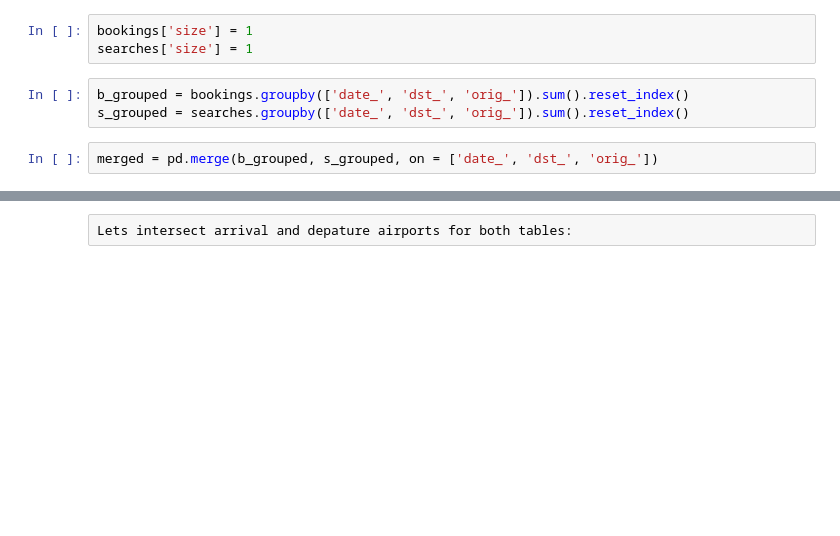
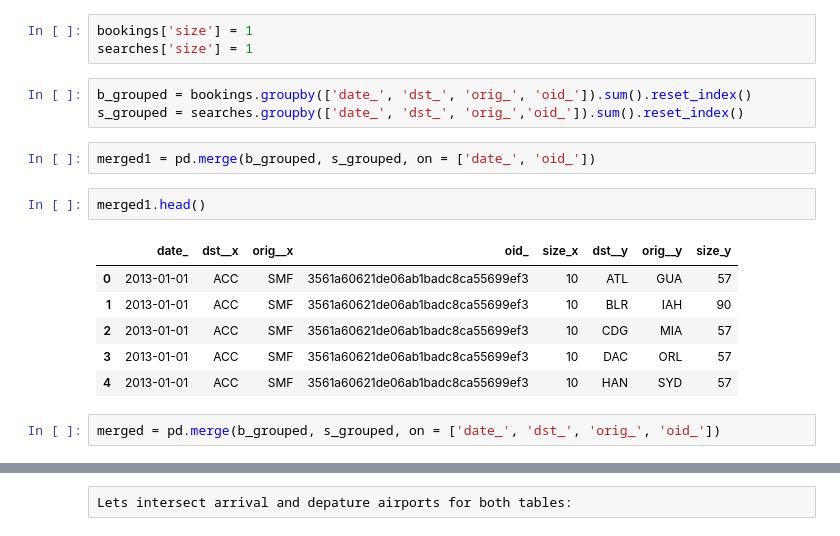
Before and after one commit to nephi1992/test, a Jupyter notebook: test.ipynb, the cells around one changed output, grey strips where cells are left out. Saved outputs shown, nothing was run; the diff lists cells and outputs as text; blank space fills up the shorter version.

```diff
--- a/test.ipynb
+++ b/test.ipynb
@@ -256,10 +258,21 @@ bookings['date_'] =  pd.Series([x.split(' ')[0] for x in bookings['date_'].tolis
 bookings['size'] = 1
 searches['size'] = 1
 # %%
-b_grouped = bookings.groupby(['date_', 'dst_', 'orig_']).sum().reset_index()
-s_grouped = searches.groupby(['date_', 'dst_', 'orig_']).sum().reset_index()
+b_grouped = bookings.groupby(['date_', 'dst_', 'orig_', 'oid_']).sum().reset_index()
+s_grouped = searches.groupby(['date_', 'dst_', 'orig_','oid_']).sum().reset_index()
+# %%
+merged1 = pd.merge(b_grouped, s_grouped, on = ['date_', 'oid_'])
+# %%
+merged1.head()
+# %% [output]
+|  | date_ | dst__x | orig__x | oid_ | size_x | dst__y | orig__y | size_y |
+| 0 | 2013-01-01 | ACC | SMF | 3561a60621de06ab1badc8ca55699ef3 | 10 | ATL | GUA | 57 |
+| 1 | 2013-01-01 | ACC | SMF | 3561a60621de06ab1badc8ca55699ef3 | 10 | BLR | IAH | 90 |
+| 2 | 2013-01-01 | ACC | SMF | 3561a60621de06ab1badc8ca55699ef3 | 10 | CDG | MIA | 57 |
+| 3 | 2013-01-01 | ACC | SMF | 3561a60621de06ab1badc8ca55699ef3 | 10 | DAC | ORL | 57 |
+| 4 | 2013-01-01 | ACC | SMF | 3561a60621de06ab1badc8ca55699ef3 | 10 | HAN | SYD | 57 |
 # %%
-merged = pd.merge(b_grouped, s_grouped, on = ['date_', 'dst_', 'orig_'])
+merged = pd.merge(b_grouped, s_grouped, on = ['date_', 'dst_', 'orig_', 'oid_'])
 # %%
 #merged is empty!
 merged
```
Also changed, not shown: parts of 4 cells of this notebook.
